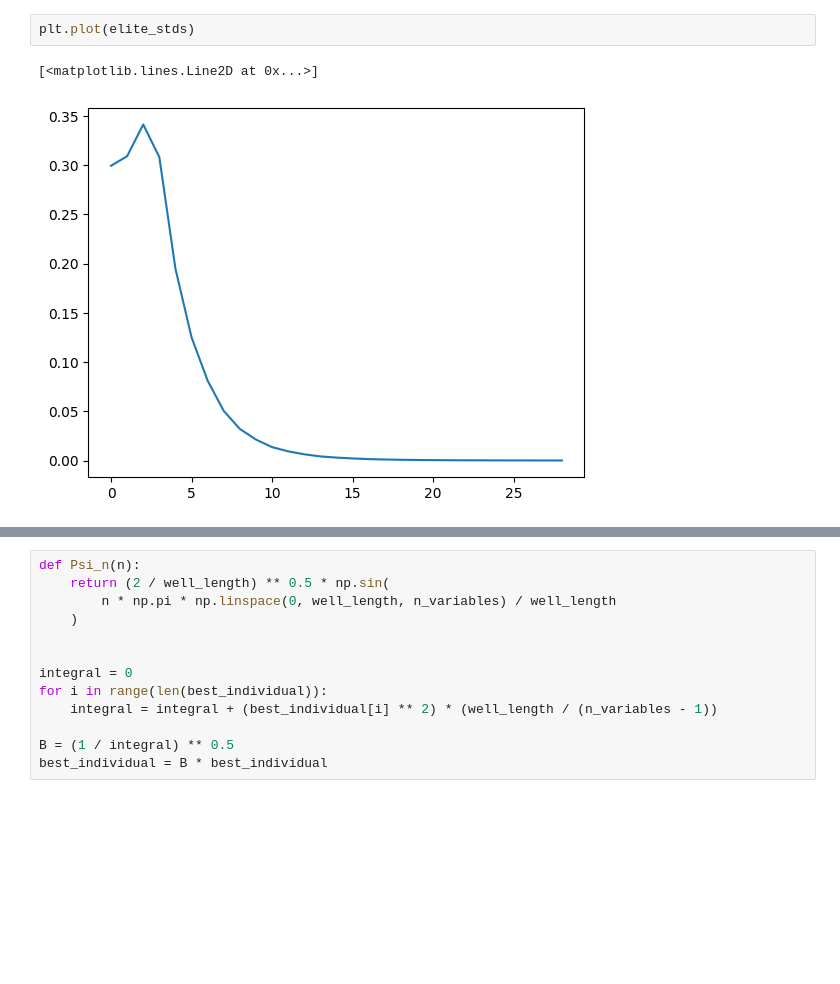
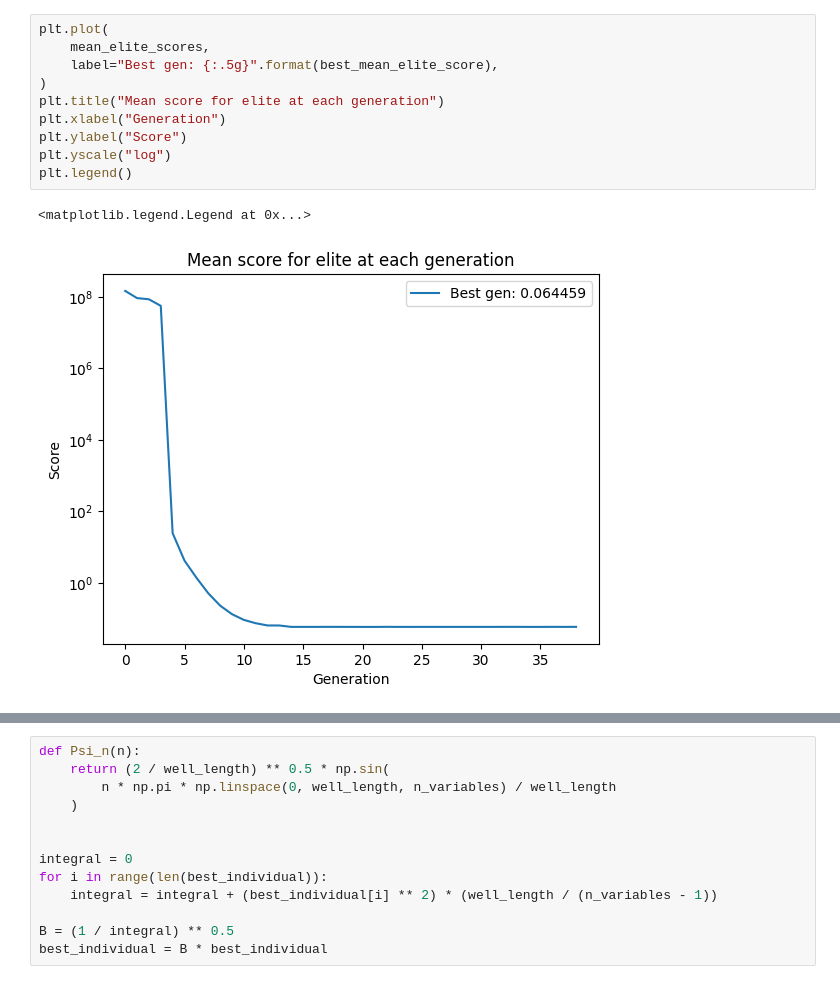
Before and after one commit to jogecodes/schrEDAnger, a Jupyter notebook: schrEDAnger/oned_well_own.ipynb, the cells around one changed output, grey strips where cells are left out. Saved outputs shown, nothing was run; the diff lists cells and outputs as text; blank space fills up the shorter version.

```diff
--- a/schrEDAnger/oned_well_own.ipynb
+++ b/schrEDAnger/oned_well_own.ipynb
@@ -59,5 +199,13 @@ plt.plot(mean_elite_scores)
-# %%
-plt.plot(elite_stds)
-# %% [output]
-[<matplotlib.lines.Line2D at 0x...>]
-[figure, removed]
+# %%
+plt.plot(
+    mean_elite_scores,
+    label="Best gen: {:.5g}".format(best_mean_elite_score),
+)
+plt.title("Mean score for elite at each generation")
+plt.xlabel("Generation")
+plt.ylabel("Score")
+plt.yscale("log")
+plt.legend()
+# %% [output]
+<matplotlib.legend.Legend at 0x...>
+[figure, added]
```
Also changed, not shown: parts of 7 cells of this notebook, 9 other files.
